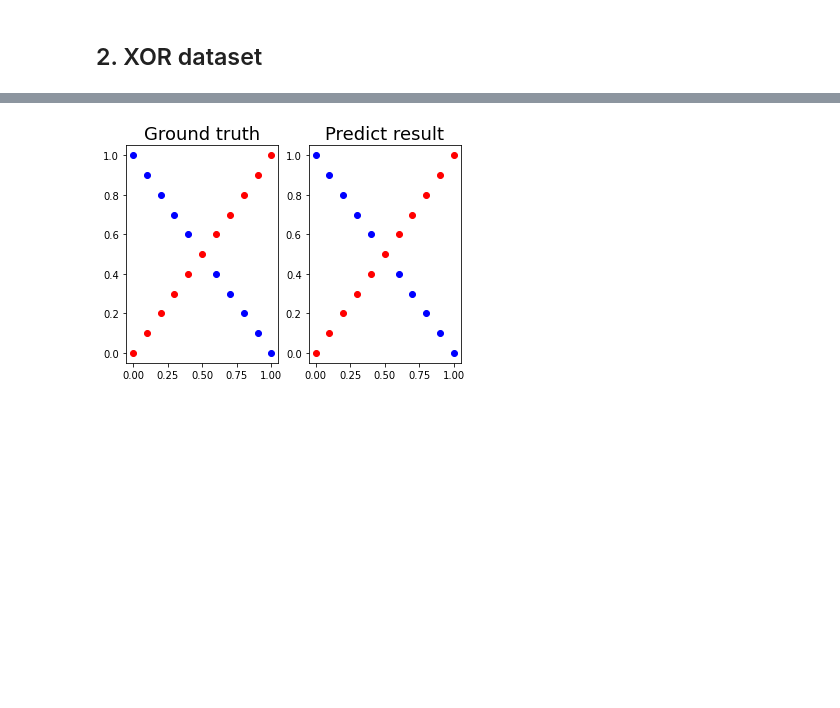
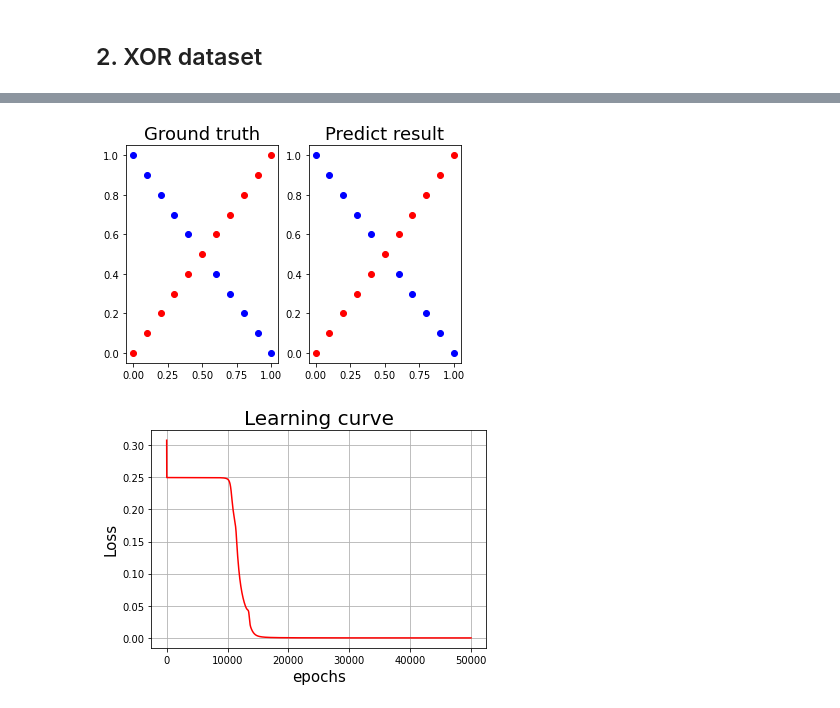
Before and after one commit to Louis5228/DLP-lab, a Jupyter notebook: Lab1_back_propagation.ipynb, the cells around one changed output, grey strips where cells are left out. Saved outputs shown, nothing was run; the diff lists cells and outputs as text; code cells hidden in the pictures; blank space fills up the shorter version.

```diff
--- a/Lab1_back_propagation.ipynb
+++ b/Lab1_back_propagation.ipynb
@@ -112,9 +136,14 @@ epoch  4000 loss : 0.045684694143680
 # %% [markdown]
 ## 2. XOR dataset
 # %%
+# Random weights initialization
+w1 = np.random.uniform(size=(input_Neurons, hid1_Neurons))
+w2 = np.random.uniform(size=(hid1_Neurons, hid2_Neurons))
+w3 = np.random.uniform(size=(hid2_Neurons, output_Neurons))
+
 # Define epochs and learning rate
 epochs = 50000
-lr = 0.01
+lr = 0.1
 
 x, t = generate_XOR_easy()
 train(epochs, lr, x, t, w1, w2, w3)
@@ -139 +168,2 @@ epoch 49000 loss : 0.000631281684687
 [figure]
+[figure, added]
```
Also changed, not shown: parts of 4 cells of this notebook.
